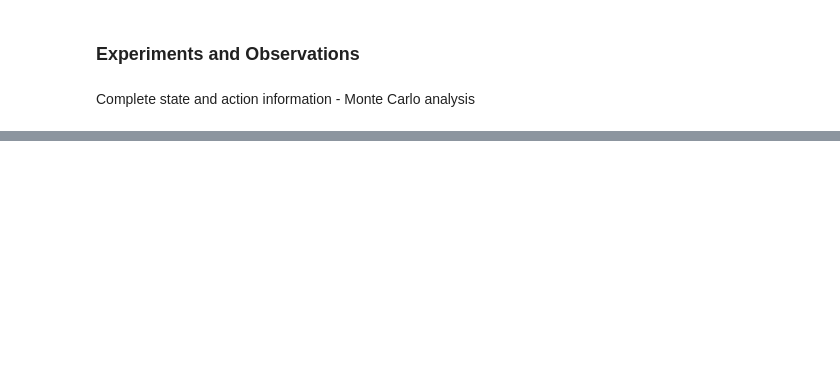
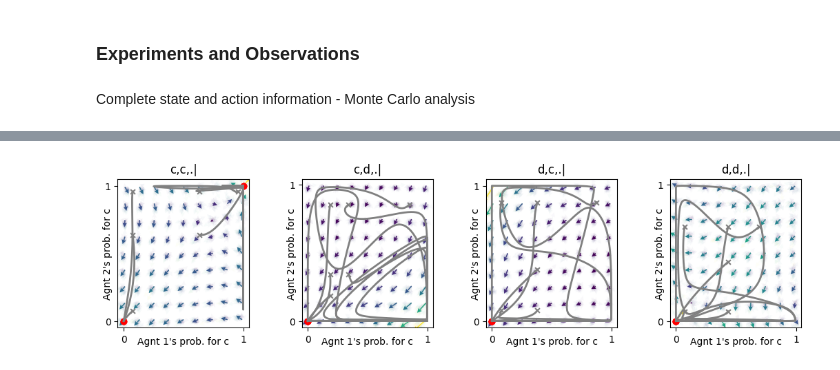
Before and after one commit to Akilan-R/Social_Ecological_Info_Cooperation, a Jupyter notebook: Code/nbs/Information_conditions_experiments_and_observations.ipynb, the cells around one changed output, grey strips where cells are left out. Cells and saved outputs as stored; diff of their text form; code cells hidden in the pictures; blank space fills up the shorter version.

```diff
--- a/Code/nbs/Information_conditions_experiments_and_observations.ipynb
+++ b/Code/nbs/Information_conditions_experiments_and_observations.ipynb
@@ -813,0 +512,92 @@ No Mixed points recorded.
+# %%
+
+socdi = SocialDilemma(R=1.0, T=1.2, S=-0.5, P=0.0)
+
+memo1pd = HistoryEmbedded(socdi, h = (1, 1, 1))
+
+
+# Initialize the information condition
+mae_strat = stratAC(env=memo1pd, learning_rates=0.1, discount_factors=0.9)
+mae_postrat = POstratAC(env=memo1pd, learning_rates=0.1, discount_factors=0.9)
+
+# Generate initial conditions using Latin hypercube sampling
+num_samples = 3
+
+initial_conditions_list = lhs_sampling(mae_strat.Q, num_samples, mae_strat.N)  #same initial condition for both
+
+x = ([0], [0,1,2,3], [0])
+y = ([1], [0,1,2,3], [0])
+
+ax_stratAC = fp.plot_strategy_flow(mae_strat, x, y, flowarrow_points=np.linspace(0.01 ,0.99, 9), NrRandom=32, conds = mae_strat.env.Oset[0])
+
+ax_POstratAC = fp.plot_strategy_flow(mae_postrat, x, y, flowarrow_points=np.linspace(0.01 ,0.99, 9), NrRandom=32, conds = mae_postrat.env.Oset[0])
+
+# Store unique points for this mode
+
+xtraj_stratAC_list = []
+xtraj_postratAC_list = []
+
+final_point_list_stratAC = []
+final_point_list_postratAC = []
+
+# Monte Carlo Simulations
+for initial_condition in initial_conditions_list:
+
+
+    '''stratAC'''
+    xtraj_stratAC, fixedpointreached_stratAC = mae_strat.trajectory(initial_condition, Tmax=10000, tolerance=1e-5)
+    final_point_stratAC = xtraj_stratAC[-1]
+
+    xtraj_stratAC_list.append(xtraj_stratAC)
+
+    # print(mae.obsdist(final_point))
+
+    fp.plot_trajectories([xtraj_stratAC], x, y, cols=['grey'], lss = "--", axes = ax_stratAC)
+    # Round off to 4 decimal places
+    rounded_point_stratAC = np.round(final_point_stratAC, 1)
+
+    # print(rounded_point)
+    # Get unique points
+    final_point_list_stratAC.append(rounded_point_stratAC)
+
+    for plot_index, (x_indices,y_indicies) in enumerate(zip(it.product(*x), it.product(*y))):
+        ax_stratAC[plot_index].scatter(final_point_stratAC[x_indices],final_point_stratAC[y_indicies], color = 'red')
+
+
+    '''POstratAC'''
+
+
+    xtraj_postratAC, fixedpointreached_postratAC = mae_postrat.trajectory(initial_condition, Tmax=10000, tolerance=1e-5)
+    final_point_postratAC = xtraj_postratAC[-1]
+
+    xtraj_postratAC_list.append(xtraj_postratAC)
+
+    # print(mae.obsdist(final_point))
+
+    fp.plot_trajectories([xtraj_postratAC], x, y, cols=['grey'], lss = "--", axes = ax_POstratAC)
+    # Round off to 4 decimal places
+    rounded_point_postratAC = np.round(final_point_postratAC, 1)
+
+    # print(rounded_point)
+    # Get unique points
+    final_point_list_postratAC.append(rounded_point_postratAC)
+
+
+
+    for plot_index, (x_indices,y_indicies) in enumerate(zip(it.product(*x), it.product(*y))):
+        ax_POstratAC[plot_index].scatter(final_point_postratAC[x_indices],final_point_postratAC[y_indicies], color = 'red')
+
+
+
+
+
+
+# print(ax)
+
+# print(final_point_list)
+
+
+
+#     # results_memo1pd = get_unique_arrays(final_point_list)
+# %% [output]
+[figure, added]
```
Also changed, not shown: parts of 34 cells of this notebook, 8 other files.
